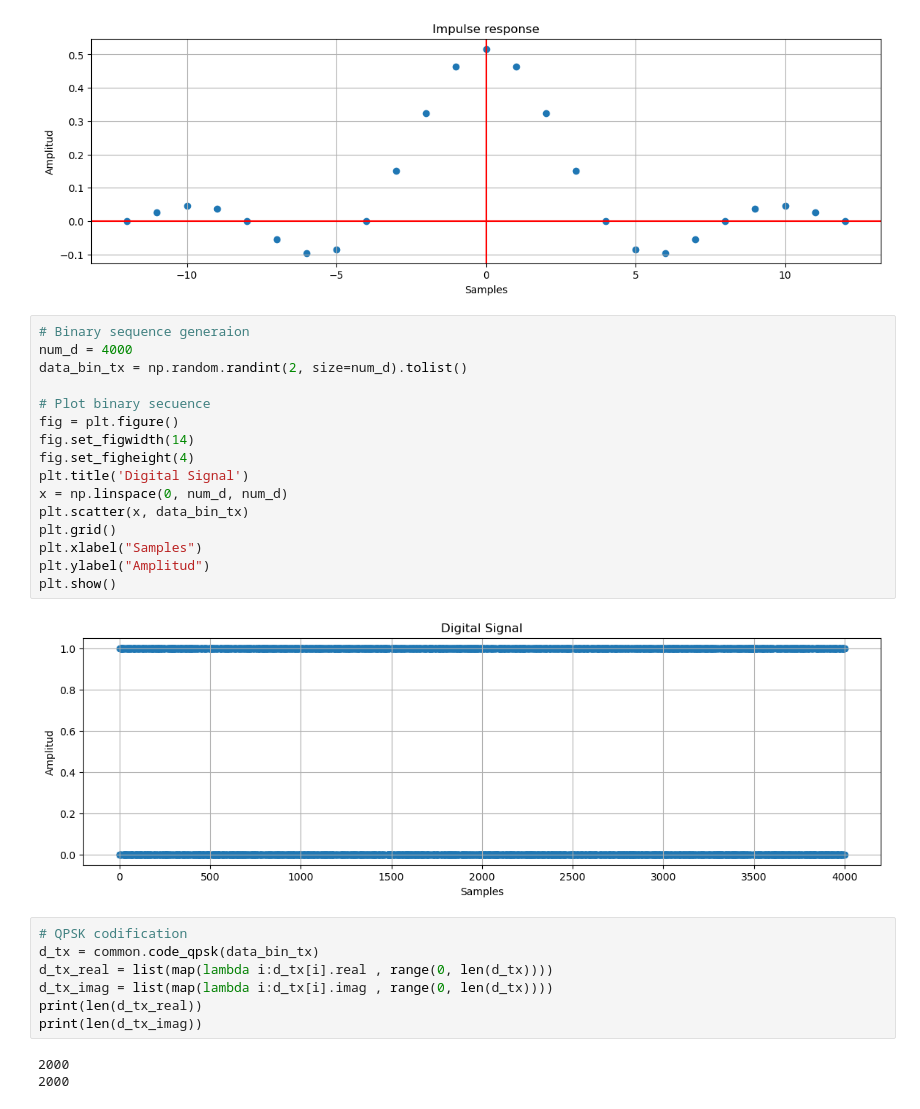
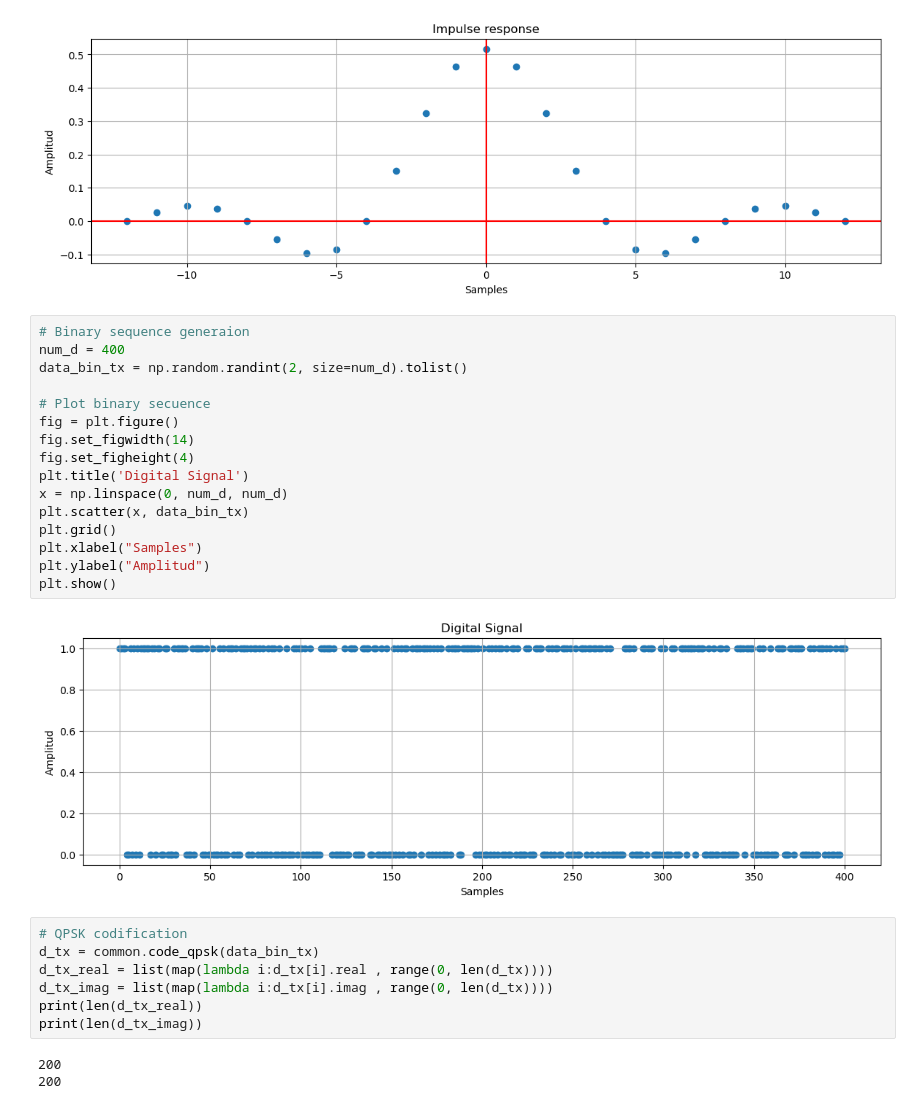
Before and after one commit to jsanchezalmagro/Jupiter, a Jupyter notebook: qpsk.ipynb, the cells around one changed output. Cells and saved outputs as stored; diff of their text form.

```diff
--- a/qpsk.ipynb
+++ b/qpsk.ipynb
@@ -32,22 +32,22 @@ plt.show()
 [figure]
 # %%
 # Binary sequence generaion
-num_d = 4000
+num_d = 400
 data_bin_tx = np.random.randint(2, size=num_d).tolist()
 
 # Plot binary secuence
 fig = plt.figure()
 fig.set_figwidth(14)
 fig.set_figheight(4)
 plt.title('Digital Signal')
 x = np.linspace(0, num_d, num_d)
 plt.scatter(x, data_bin_tx)
 plt.grid()
 plt.xlabel("Samples")
 plt.ylabel("Amplitud")
 plt.show()
 # %% [output]
-[figure, old version]
+[figure, new version]
 # %%
 # QPSK codification
 d_tx = common.code_qpsk(data_bin_tx)
@@ -56,8 +56,8 @@ d_tx_imag = list(map(lambda i:d_tx[i].imag , range(0, len(d_tx))))
 print(len(d_tx_real))
 print(len(d_tx_imag))
 # %% [output]
-2000
-2000
+200
+200
 # %%
 # UP converter with SRRC filter
 signal_real =  upfirdn(h, d_tx_real, up=sps)
```
Also changed, not shown: parts of 6 cells of this notebook, 4 other files.
